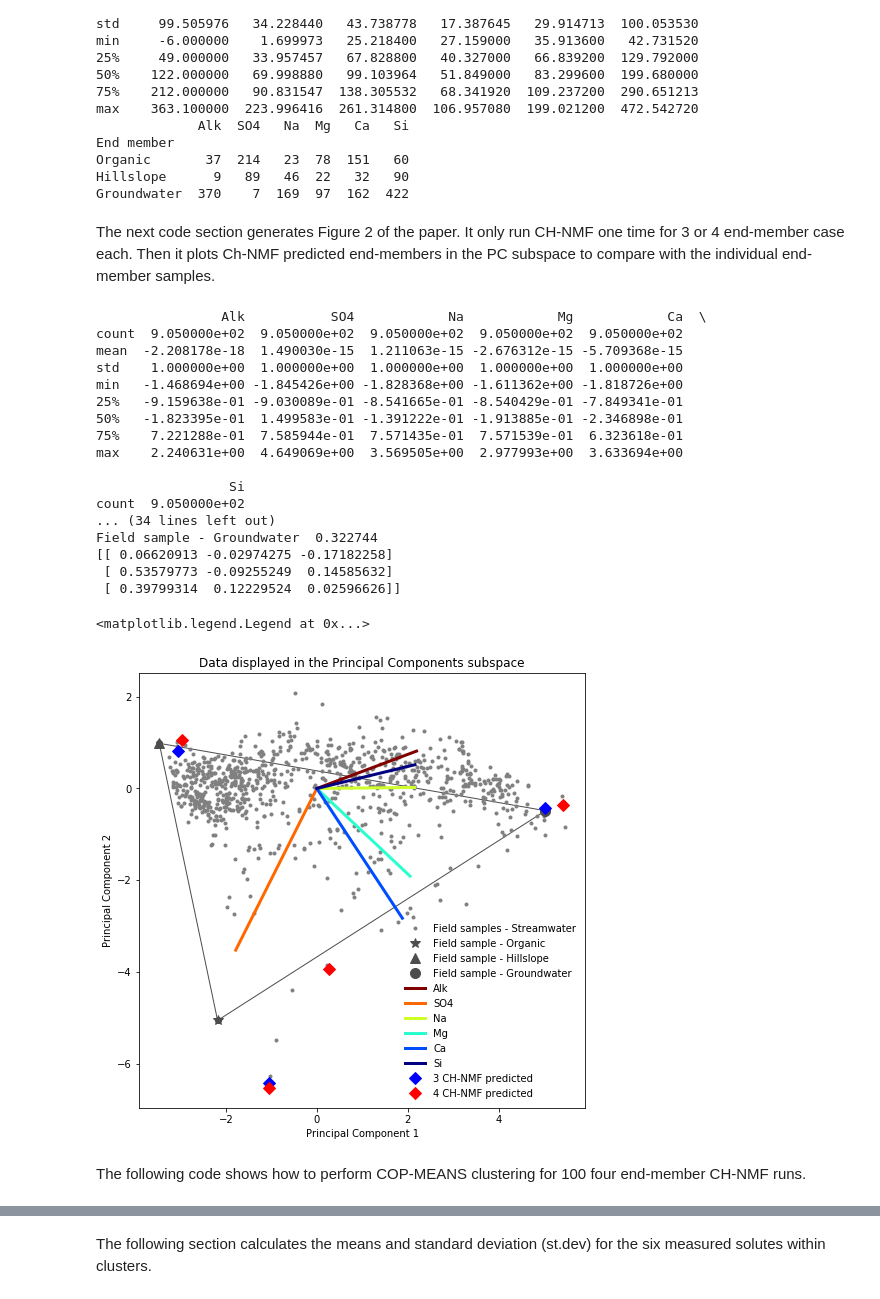
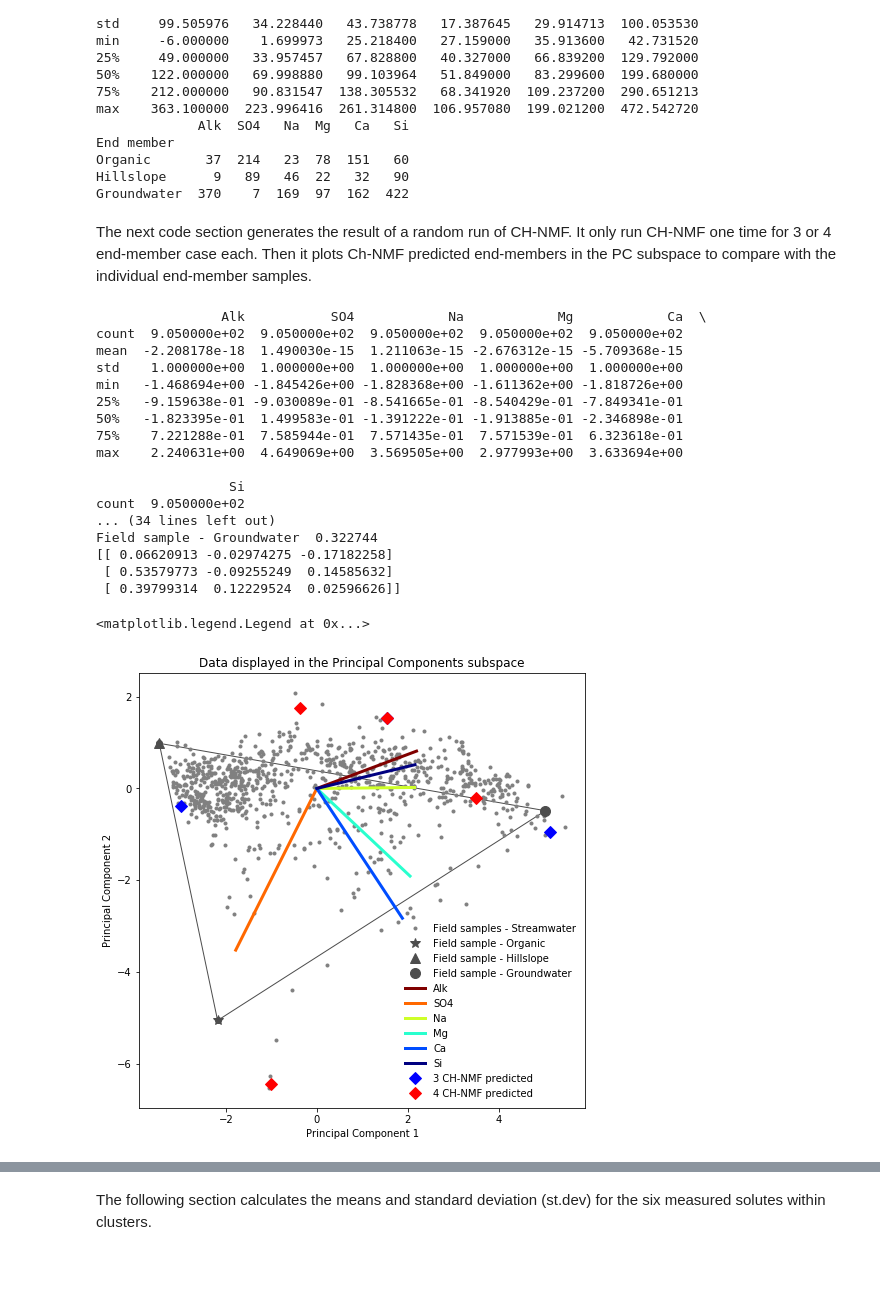
Before and after one commit to Estherrrrrxu/CHEMMA, a Jupyter notebook: CHEMMA.ipynb, the cells around one changed output, grey strips where cells are left out. Saved outputs shown, nothing was run; the diff lists cells and outputs as text; code cells hidden in the pictures; blank space fills up the shorter version.

```diff
--- a/CHEMMA.ipynb
+++ b/CHEMMA.ipynb
@@ -35,29 +35,31 @@ Second, I defined several functions:
         output: a plot
 # %%
 def do_PCAEMMA(data, end_members):
-    data_norm = ((data-data.mean())/data.std())
+    data_norm = ((data-data.mean())/data.std()) # standardize your streamwater data
     print data_norm.describe()
-    end_members_norm = ((end_members-data.mean())/data.std())
+    end_members_norm = ((end_members-data.mean())/data.std()) # standardize your end-member data
     print end_members_norm.describe()
+    # record mean and variance for original data
     mean = data.mean()
     std = data.std()
+    # use normalized data for PCA
     X = data_norm.values
     n = X.shape[0]
     p = X.shape[1]
     print "X represents {n} samples (in rows) of {p} parameters (in columns)".format(n=n, p=p)
-    Sx = np.dot(X.T, X) / (n - 1)
+    Sx = np.dot(X.T, X) / (n - 1) # covariance/correlation matrix
     print pd.DataFrame(Sx, index=data.columns, columns=data.columns)
-    eig_vals, eig_vecs = np.linalg.eig(Sx)
+    eig_vals, eig_vecs = np.linalg.eig(Sx) #eigendecomposition of correlation matrix
     print "The eigenvalues are arranged from largest to smallest:"
     print eig_vals
     Lambda = eig_vals
-    pct_var = (Lambda / np.sum(Lambda) * 100).real
+    pct_var = (Lambda / np.sum(Lambda) * 100).real #accounted variance for each PC
     P = eig_vecs.T
-    Y = np.dot(X, P.T)
+    Y = np.dot(X, P.T) # data projected in the PC space
     Yd = pd.DataFrame(Y)
     Yd.columns = ["PC 1", "PC 2", "PC 3", "PC 4", "PC 5", "PC 6"]
     Xem = end_members_norm.values
-    Yem = np.dot(Xem, P.T)
+    Yem = np.dot(Xem, P.T) # end-members projected in the PC space
     print pd.DataFrame(Yem, index=end_members.index)
     N_em = len(end_members)
     Pfv = np.vstack([np.ones((1, N_em)), Yem[:, :N_em - 1].T])
@@ -88,7 +90,7 @@ def do_PCAEMMA(data, end_members):
                  linewidth=3, color=colorVal, label=data.columns[pi])
     plt.legend(frameon=False, loc='lower right', numpoints=1, fontsize=10)
     plt.title('Data displayed in the Principal Components subspace')
-    return X,P,mean,std
+    return X,P,mean,std,Yem
 def do_CHEMMA(data,P,num_of_bases):
     data_norm = ((data - data.mean()) / data.std())
     X = data_norm.values
@@ -163,35 +165,33 @@ Organic       37  214   23  78  151   60
 Hillslope      9   89   46  22   32   90
 Groundwater  370    7  169  97  162  422
 # %% [markdown]
-The next code section generates Figure 2 of the paper. It only run CH-NMF one time for 3 or 4 end-member case each. Then it plots Ch-NMF predicted end-members in the PC subspace to compare with the individual end-member samples.
+The next code section generates the result of a random run of CH-NMF. It only run CH-NMF one time for 3 or 4 end-member case each. Then it plots Ch-NMF predicted end-members in the PC subspace to compare with the individual end-member samples.
 # %%
 # Perform PCA EMMA, and make a base plot in the PC subspace
-[X,P,mean,std] = do_PCAEMMA(data, end_members)
+[X,P,mean,std,Yem] = do_PCAEMMA(data, end_members)
 # Perform CH-NMF for 3 and 4 end-member cases, and plot them onto the PC space
 [proj3,rec3] = do_CHEMMA(data,P,num_of_bases = 3)
 [proj4,rec4] = do_CHEMMA(data,P,num_of_bases = 4)
 plt.plot(proj3[:, 0], proj3[:, 1], "bD", markersize=8,label = "3 CH-NMF predicted")
 plt.plot(proj4[:, 0], proj4[:, 1], "rD", markersize=8, label = "4 CH-NMF predicted")
 plt.legend(frameon=False, loc='lower right', numpoints=1, fontsize=10)
 # %% [output]
                 Alk           SO4            Na            Mg            Ca  \
 count  9.050000e+02  9.050000e+02  9.050000e+02  9.050000e+02  9.050000e+02
 mean  -2.208178e-18  1.490030e-15  1.211063e-15 -2.676312e-15 -5.709368e-15
 std    1.000000e+00  1.000000e+00  1.000000e+00  1.000000e+00  1.000000e+00
 min   -1.468694e+00 -1.845426e+00 -1.828368e+00 -1.611362e+00 -1.818726e+00
 25%   -9.159638e-01 -9.030089e-01 -8.541665e-01 -8.540429e-01 -7.849341e-01
 50%   -1.823395e-01  1.499583e-01 -1.391222e-01 -1.913885e-01 -2.346898e-01
 75%    7.221288e-01  7.585944e-01  7.571435e-01  7.571539e-01  6.323618e-01
 max    2.240631e+00  4.649069e+00  3.569505e+00  2.977993e+00  3.633694e+00
 
                  Si
 count  9.050000e+02
 ... (34 lines left out)
 Field sample - Groundwater  0.322744
 [[ 0.06620913 -0.02974275 -0.17182258]
  [ 0.53579773 -0.09255249  0.14585632]
  [ 0.39799314  0.12229524  0.02596626]]
 <matplotlib.legend.Legend at 0x...>
-[figure, old version]
+[figure, new version]
-# %% [markdown]
-The following code shows how to perform COP-MEANS clustering for 100 four end-member CH-NMF runs.
```
Also changed, not shown: parts of 10 cells of this notebook, 3 other files.
